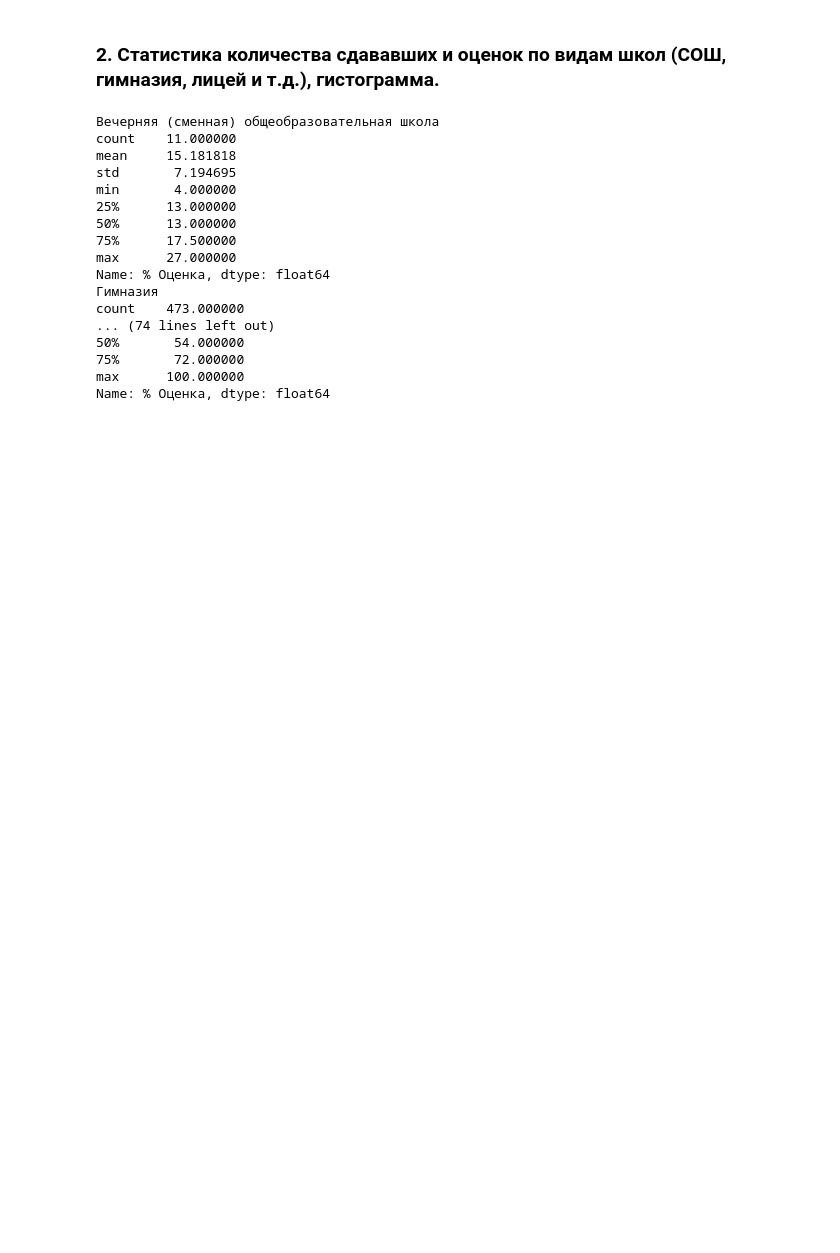
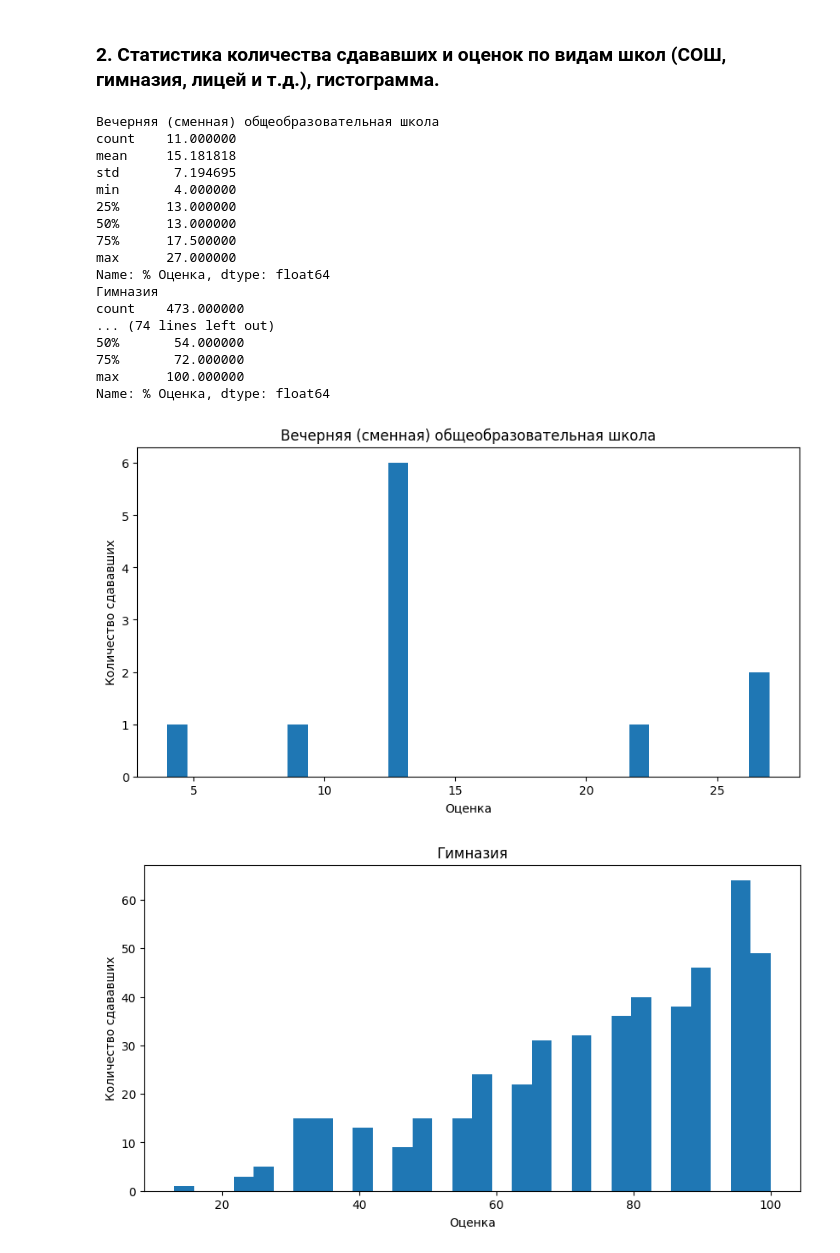
Before and after one commit to Mardvey-UMA/ssu_ml, a Jupyter notebook: task_02_OGE/main.ipynb, the cells around one changed output. Saved outputs shown, nothing was run; the diff lists cells and outputs as text; code cells hidden in the pictures; blank space fills up the shorter version.

```diff
--- a/task_02_OGE/main.ipynb
+++ b/task_02_OGE/main.ipynb
@@ -94,3 +134,14 @@ count    473.000000
 75%       72.000000
 max      100.000000
 Name: % Оценка, dtype: float64
+# %%
+for name, group in schools_group:
+    plt.figure(figsize=(10, 5))
+    plt.hist(group["% Оценка"], bins=30)
+    plt.title(name)
+    plt.xlabel('Оценка')
+    plt.ylabel('Количество сдававших')
+    plt.show()
+# %% [output]
+[figure, added]
+[figure, added]
```
Also changed, not shown: parts of 63 cells of this notebook, 2 other files.
